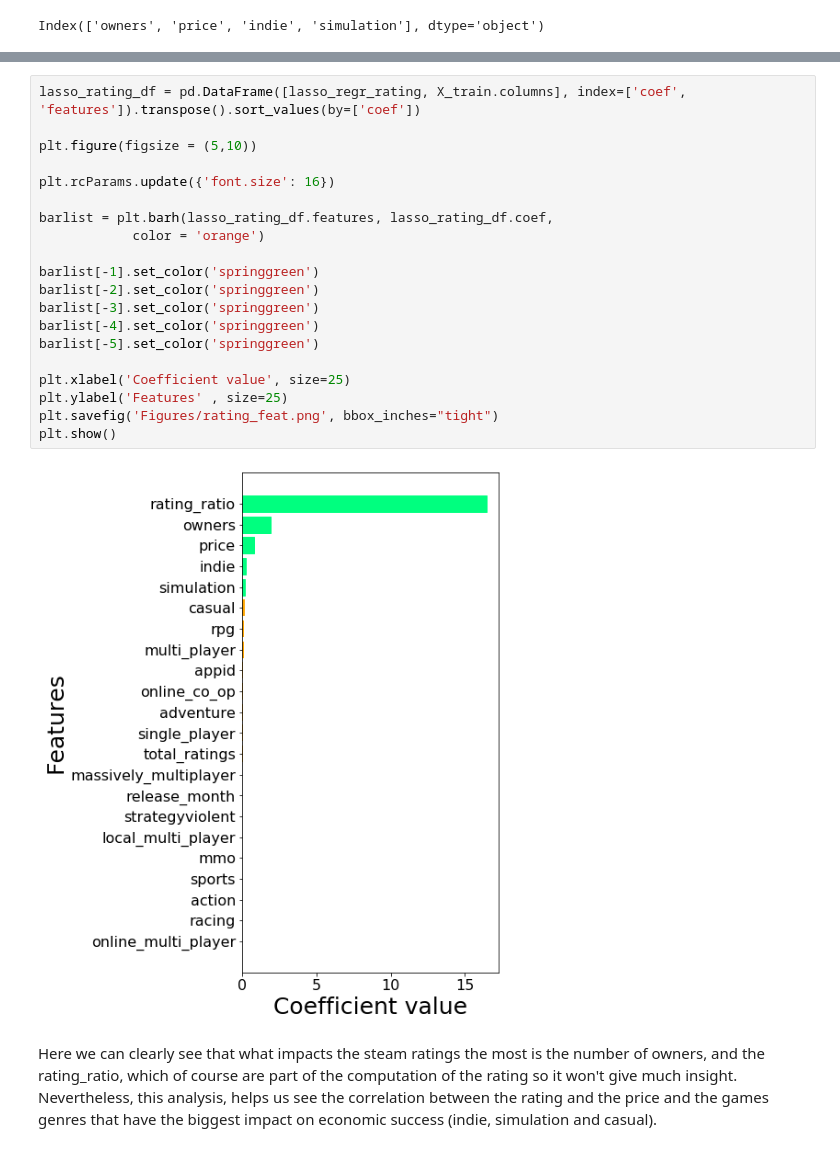
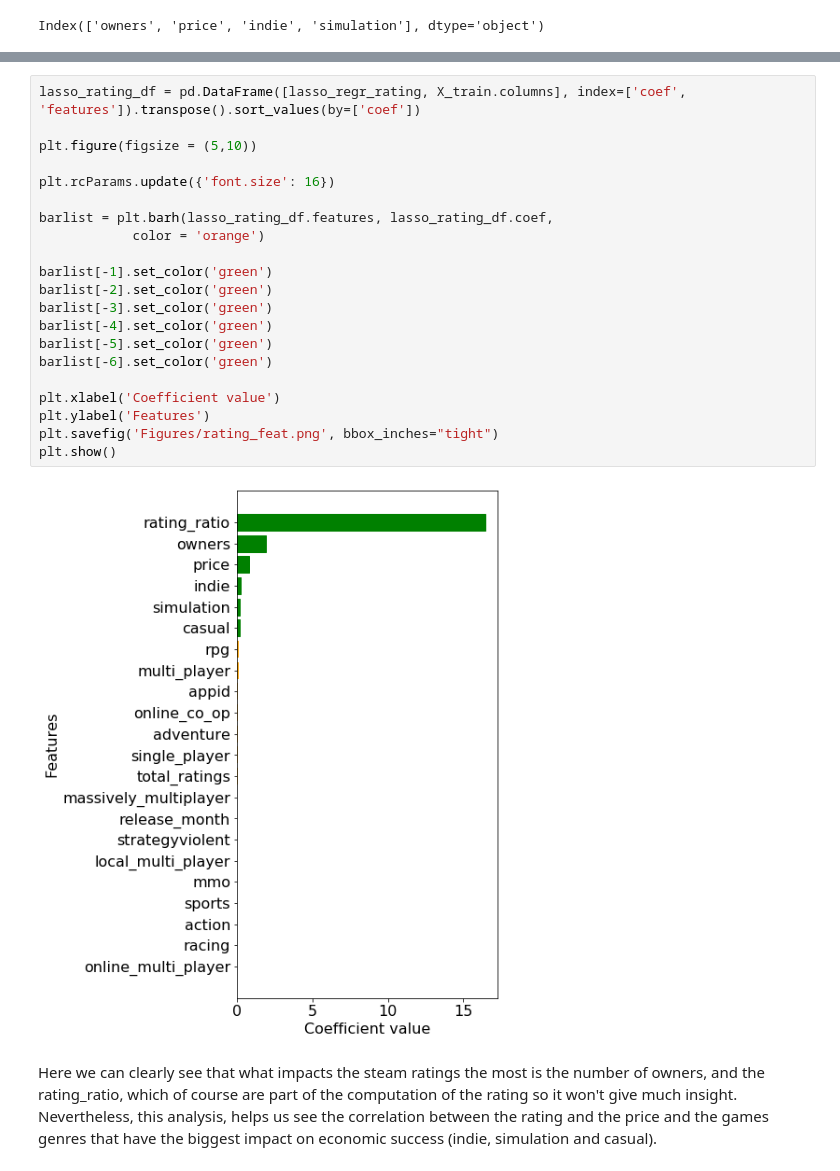
Before and after one commit to mikehdr/ntds_2019_team21, a Jupyter notebook: 4-exploration.ipynb, the cells around one changed output, grey strips where cells are left out. Saved outputs shown, nothing was run; the diff lists cells and outputs as text.

```diff
--- a/4-exploration.ipynb
+++ b/4-exploration.ipynb
@@ -504,25 +351,26 @@ plt.show()
 # %%
 lasso_rating_df = pd.DataFrame([lasso_regr_rating, X_train.columns], index=['coef', 'features']).transpose().sort_values(by=['coef'])
 
 plt.figure(figsize = (5,10))
 
 plt.rcParams.update({'font.size': 16})
 
 barlist = plt.barh(lasso_rating_df.features, lasso_rating_df.coef,
             color = 'orange')
 
-barlist[-1].set_color('springgreen')
-barlist[-2].set_color('springgreen')
-barlist[-3].set_color('springgreen')
-barlist[-4].set_color('springgreen')
-barlist[-5].set_color('springgreen')
+barlist[-1].set_color('green')
+barlist[-2].set_color('green')
+barlist[-3].set_color('green')
+barlist[-4].set_color('green')
+barlist[-5].set_color('green')
+barlist[-6].set_color('green')
 
-plt.xlabel('Coefficient value', size=25)
-plt.ylabel('Features' , size=25)
+plt.xlabel('Coefficient value')
+plt.ylabel('Features')
 plt.savefig('Figures/rating_feat.png', bbox_inches="tight")
 plt.show()
 # %% [output]
-[figure, old version]
+[figure, new version]
 # %% [markdown]
 
 Here we can clearly see that what impacts the steam ratings the most is the number of owners, and the rating_ratio, which of course are part of the computation of the rating so it won't give much insight. Nevertheless, this analysis, helps us see the correlation between the rating and the price and the games genres that have the biggest impact on economic success (indie, simulation and casual).
```
Also changed, not shown: parts of 23 cells of this notebook.
